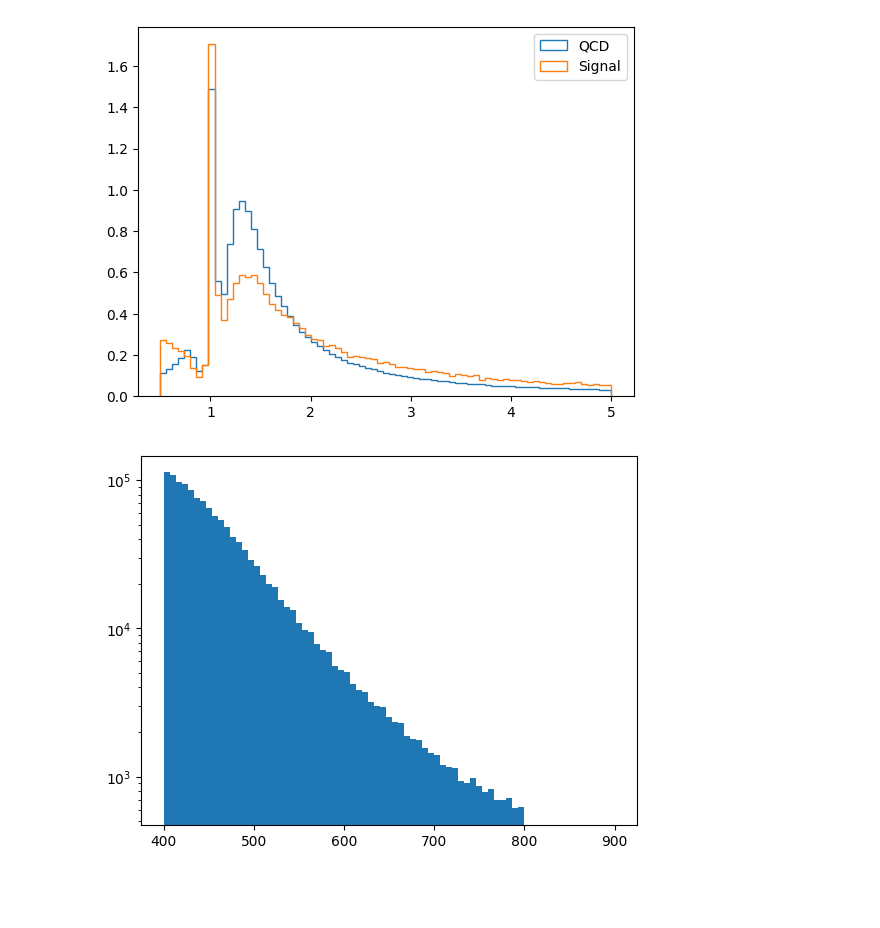
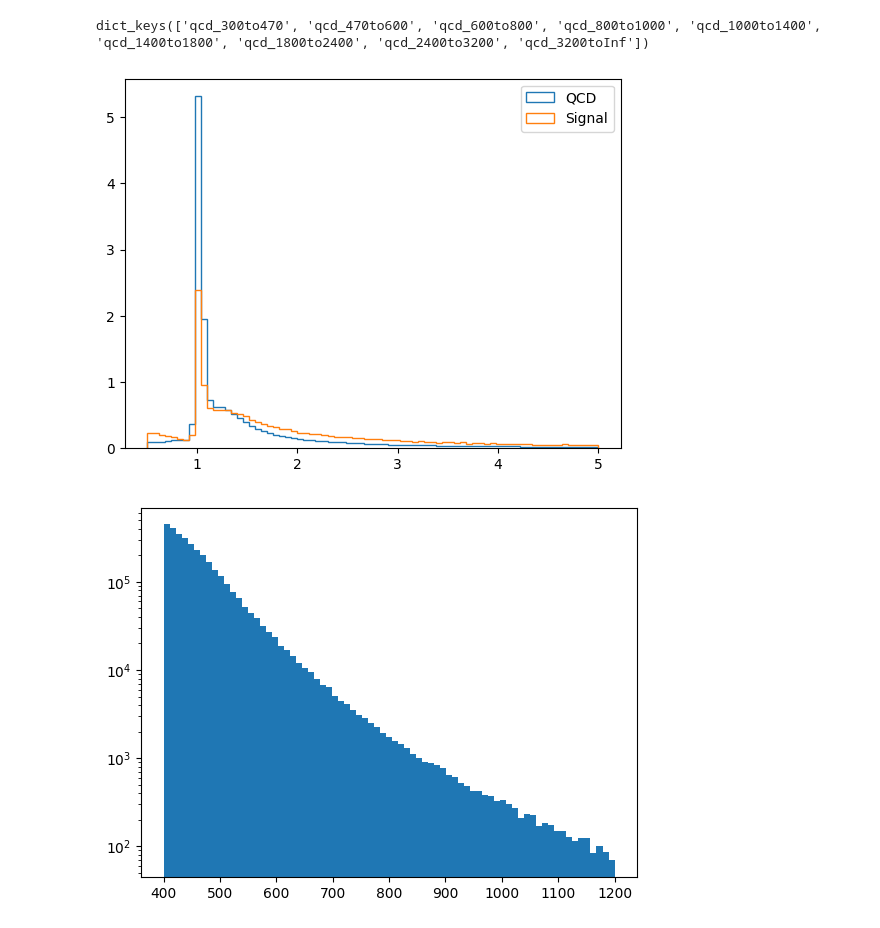
Before and after one commit to cmoore24-24/hgg, a Jupyter notebook: notebooks/skims/sample_stitching/data_combing.ipynb, the cells around one changed output. Drawn from its saved outputs; the diff is of its cells as text; code cells hidden in the pictures; blank space fills up the shorter version.

```diff
--- a/notebooks/skims/sample_stitching/data_combing.ipynb
+++ b/notebooks/skims/sample_stitching/data_combing.ipynb
@@ -13,25 +13,29 @@ hgg = pd.read_parquet('parquet/hgg.parquet', engine='fastparquet')
 qcd = {}
 files = os.listdir('parquet')
 for i in files:
-    if 'to' in i:
-        qcd[i.strip('.parquet')] = pd.read_parquet(f'parquet/{i}', engine='fastparquet')
+    if 'qcd' in i:
+        qcd[i.rstrip('.parquet')] = pd.read_parquet(f'parquet/{i}', engine='fastparquet')
+# %%
+qcd.keys()
+# %% [output]
+dict_keys(['qcd_300to470', 'qcd_470to600', 'qcd_600to800', 'qcd_800to1000', 'qcd_1000to1400', 'qcd_1400to1800', 'qcd_1800to2400', 'qcd_2400to3200', 'qcd_3200toInf'])
 # %%
-vars = list(qcd['300to470'].keys())
+vars = list(qcd['qcd_300to470'].keys())
 # %%
 IL = 44.99
 # %%
 xsec = {}
-xsec['300to470'] = 6833
-xsec['470to600'] = 549.5
-xsec['600to800'] = 156.5
-xsec['800to1000'] = 26.22
-xsec['1000to1400'] = 7.475
-xsec['1400to1800'] = 0.6482
-xsec['1800to2400'] = 0.08742
-xsec['2400to3200'] = 0.005237
-xsec['3200toInf'] = 0.0001353
+xsec['qcd_300to470'] = 6833
+xsec['qcd_470to600'] = 549.5
+xsec['qcd_600to800'] = 156.5
+xsec['qcd_800to1000'] = 26.22
+xsec['qcd_1000to1400'] = 7.475
+xsec['qcd_1400to1800'] = 0.6482
+xsec['qcd_1800to2400'] = 0.08742
+xsec['qcd_2400to3200'] = 0.005237
+xsec['qcd_3200toInf'] = 0.0001353
 # %%
-stitched_dict = {}
+qcd_stitched_dict = {}
 for j in vars:
     qcd_frac = {}
     for i in qcd:
@@ -45,10 +49,10 @@ for j in vars:
         temp = qcd[i][j]
         combed[i] = temp[np.random.rand(temp.shape[0]) < sval[i]]
     stitched_var = np.concatenate([combed[x] for x in combed])
-    stitched_dict[j] = stitched_var
+    qcd_stitched_dict[j] = stitched_var
 # %%
 fig, ax = plt.subplots()
-plt.hist(stitched_dict['FatJets.color_ring'], range=(.5,5), bins=75, density=True, histtype='step', label='QCD',#weights=21*np.ones_like(tst)
+plt.hist(qcd_stitched_dict['FatJets.color_ring'], range=(.5,5), bins=75, density=True, histtype='step', label='QCD',#weights=21*np.ones_like(tst)
         )
 plt.hist(hgg['FatJets.color_ring'], range=(.5,5), bins=75, density=True, histtype='step', label='Signal',#weights=21*np.ones_like(tst)
         )
@@ -57,16 +61,16 @@ plt.legend()
 #plt.xlim(100, 5000)
 plt.show()
 # %% [output]
-[figure, old version]
+[figure, new version]
 # %%
 fig, ax = plt.subplots()
-plt.hist(stitched_dict['FatJets.pt'], range=(400,900), bins=75, #density=True, #weights=21*np.ones_like(tst)
+plt.hist(qcd_stitched_dict['FatJets.pt'], range=(400,1200), bins=75, #density=True, #weights=21*np.ones_like(tst)
         )
 plt.yscale('log')
 #plt.xlim(100, 5000)
 plt.show()
 # %% [output]
-[figure, old version]
+[figure, new version]
 # %%
 hgg = hgg.reset_index(drop=True)
 # %%
```
Also changed, not shown: parts of 55 cells of this notebook, 5 other files.
